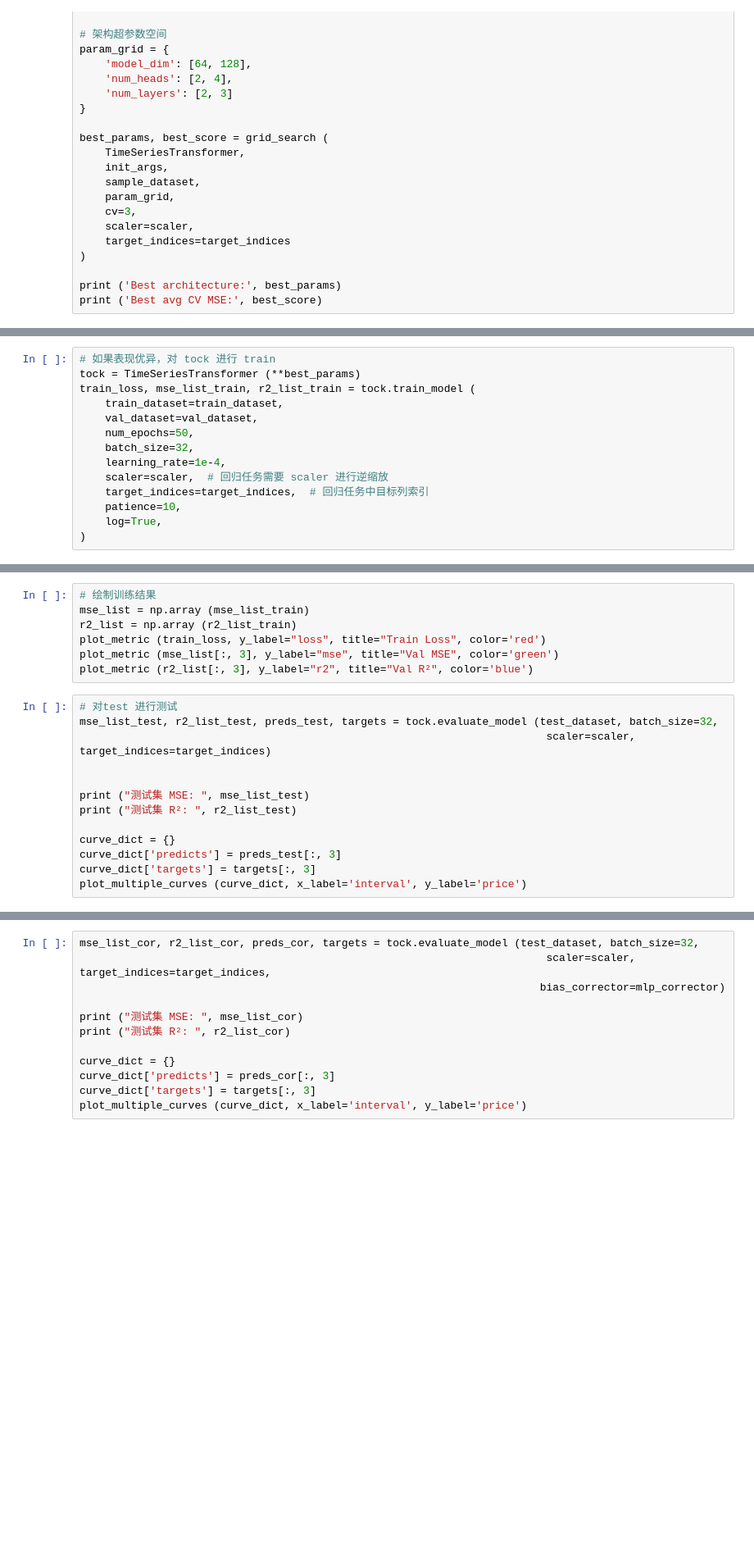
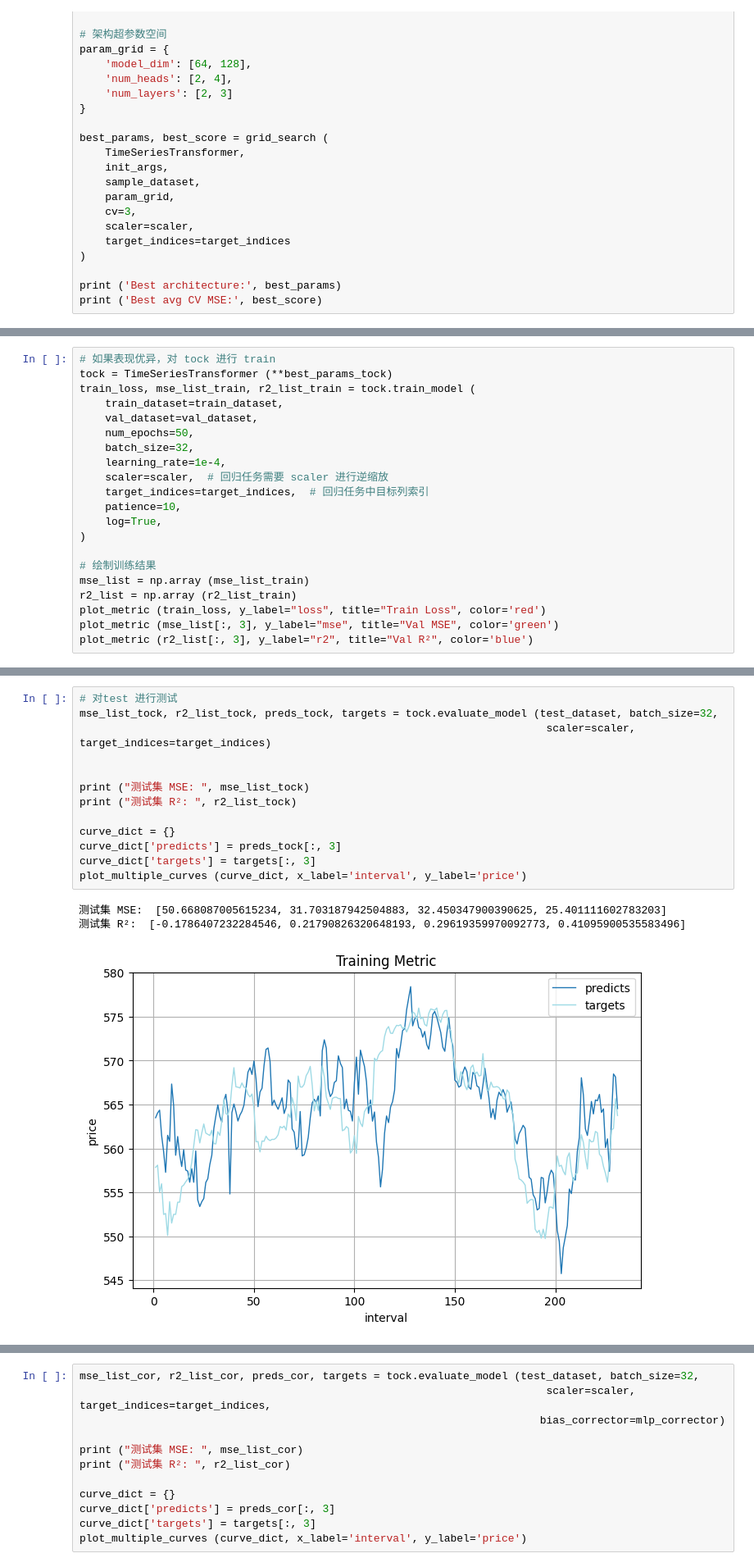
Before and after one commit to cziwen/TockFormer, a Jupyter notebook: fitModel.ipynb, the cells around one changed output, grey strips where cells are left out. Shown: that part at 82% size. Cells and saved outputs as stored; diff of their text form; blank space fills up the shorter version.

```diff
--- a/fitModel.ipynb
+++ b/fitModel.ipynb
@@ -102,6 +124,6 @@ best_params_tock
 # %%
 # 如果表现优异，对 tock 进行 train
-tock = TimeSeriesTransformer (**best_params)
+tock = TimeSeriesTransformer (**best_params_tock)
 train_loss, mse_list_train, r2_list_train = tock.train_model (
     train_dataset=train_dataset,
     val_dataset=val_dataset,
@@ -113,3 +135,10 @@ train_loss, mse_list_train, r2_list_train = tock.train_model (
     patience=10,
     log=True,
 )
+
+# 绘制训练结果
+mse_list = np.array (mse_list_train)
+r2_list = np.array (r2_list_train)
+plot_metric (train_loss, y_label="loss", title="Train Loss", color='red')
+plot_metric (mse_list[:, 3], y_label="mse", title="Val MSE", color='green')
+plot_metric (r2_list[:, 3], y_label="r2", title="Val R²", color='blue')
@@ -116,23 +163,20 @@ train_loss, mse_list_train, r2_list_train = tock.train_model (
-# %%
-# 绘制训练结果
-mse_list = np.array (mse_list_train)
-r2_list = np.array (r2_list_train)
-plot_metric (train_loss, y_label="loss", title="Train Loss", color='red')
-plot_metric (mse_list[:, 3], y_label="mse", title="Val MSE", color='green')
-plot_metric (r2_list[:, 3], y_label="r2", title="Val R²", color='blue')
 # %%
 # 对test 进行测试
-mse_list_test, r2_list_test, preds_test, targets = tock.evaluate_model (test_dataset, batch_size=32,
+mse_list_tock, r2_list_tock, preds_tock, targets = tock.evaluate_model (test_dataset, batch_size=32,
                                                                          scaler=scaler, target_indices=target_indices)
 
 
-print ("测试集 MSE: ", mse_list_test)
-print ("测试集 R²: ", r2_list_test)
+print ("测试集 MSE: ", mse_list_tock)
+print ("测试集 R²: ", r2_list_tock)
 
 curve_dict = {}
-curve_dict['predicts'] = preds_test[:, 3]
+curve_dict['predicts'] = preds_tock[:, 3]
 curve_dict['targets'] = targets[:, 3]
 plot_multiple_curves (curve_dict, x_label='interval', y_label='price')
+# %% [output]
+测试集 MSE:  [50.668087005615234, 31.703187942504883, 32.450347900390625, 25.401111602783203]
+测试集 R²:  [-0.1786407232284546, 0.21790826320648193, 0.29619359970092773, 0.41095900535583496]
+[figure, added]
 # %%
 # 网格搜索 LSTM 超参数
 
```
Also changed, not shown: parts of 18 cells of this notebook, 2 other files.
